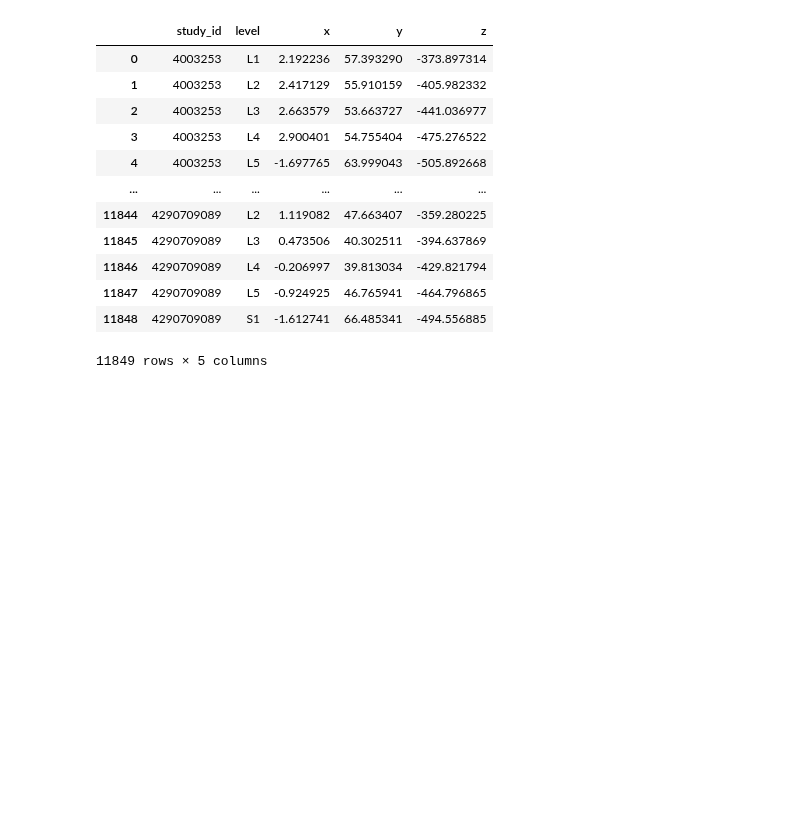
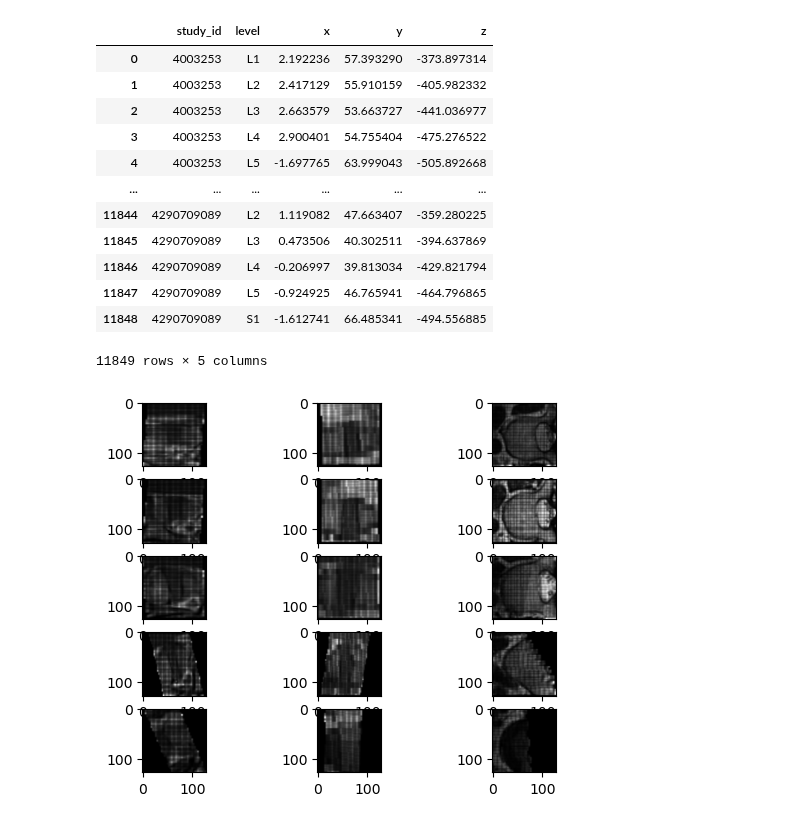
Before and after one commit to IDoCodingStuffs/rsna_2024, a Jupyter notebook: 3d_modeling/pc_loading.ipynb, the cells around one changed output. Saved outputs shown, nothing was run; the diff lists cells and outputs as text; code cells hidden in the pictures; blank space fills up the shorter version.

```diff
--- a/3d_modeling/pc_loading.ipynb
+++ b/3d_modeling/pc_loading.ipynb
@@ -283,7 +283,13 @@ def read_vertebral_level_as_voxel_grid_plane(dir_path,
                                         downsampling_factor=downsampling_factor,
                                         img_size=(voxel_size[0] * 2, voxel_size[1] * 2),
                                         stack_slices_thickness=True,
-                                        resize_slices=True)
+                                        resize_slices=False)
+
+    min_bound = center_point_pair[1] - 25
+    max_bound = center_point_pair[0] + 25
+
+    bbox = o3d.geometry.AxisAlignedBoundingBox(min_bound=min_bound, max_bound=max_bound)
+    pcd_overall = pcd_overall.crop(bbox)
 
     pts = np.array(pcd_overall.points)
     vals = np.array(pcd_overall.colors)
@@ -302,8 +308,8 @@ def read_vertebral_level_as_voxel_grid_plane(dir_path,
     pcd_level.colors = o3d.utility.Vector3dVector(vals_level)
 
     size = 1
-    voxel_level = o3d.geometry.VoxelGrid().create_from_point_cloud(pcd_level, size,
-                                                                   color_mode=o3d.geometry.VoxelGrid.VoxelColorMode.MAX)
+    voxel_level = o3d.geometry.VoxelGrid().create_from_point_cloud(pcd_level, size,)
+                                                                   # color_mode=o3d.geometry.VoxelGrid.VoxelColorMode.MAX)
 
 
     coords = np.array([voxel.grid_index for voxel in voxel_level.get_voxels()])
@@ -319,28 +325,37 @@ def read_vertebral_level_as_voxel_grid_plane(dir_path,
     grid = resize(grid)
 
     return grid
+# %%
+coords = [[4003253,"L1",2.192236,57.393290,-373.897314],
+[4003253,"L2",2.417129,55.910159,-405.982332],
+[4003253,"L3",2.663579,53.663727,-441.036977],
+[4003253,"L4",2.900401,54.755404,-475.276522],
+[4003253,"L5",-1.697765,63.999043,-505.892668],
+[4003253,"S1",-2.197765,72.999043,-525.892668]]
 # %%
 f, axs = plt.subplots(5, 3)
 
 for i in range(5):
-    row_1 = coords.iloc[i]
-    row_2 = coords.iloc[i + 1]
+    row_1 = coords[i]
+    row_2 = coords[i + 1]
 
     #level = (row_1['level'].str + "_" + row_2["level"].str).lower()
-    pt1 = np.array([row_1['x'], row_1['y'], row_1['z']])
-    pt2 = np.array([row_2['x'], row_2['y'], row_2['z']])
+    pt1 = np.array([row_1[2], row_1[3], row_1[4]])
+    pt2 = np.array([row_2[2], row_2[3], row_2[4]])
 
     grid = read_vertebral_level_as_voxel_grid_plane(
-        f"../data/rsna-2024-lumbar-spine-degenerative-classification/train_images/{row_1['study_id']}",
+        f"../data/rsna-2024-lumbar-spine-degenerative-classification/train_images/{row_1[0]}",
         center_point_pair=(pt1,pt2),
         series_type_dict=series_descs,
         voxel_size=(128, 128, 128)
     )
 
     # grid = tf(grid.astype(np.float32))
 
     axs[i % 5, 0].imshow(grid[0, 32], cmap="gray")
     axs[i % 5, 1].imshow(grid[0, :, 32], cmap="gray")
     axs[i % 5, 2].imshow(grid[1, :, :, 32], cmap="gray")
 
 plt.show()
+# %% [output]
+[figure, added]
```
Also changed, not shown: 1 other file.
